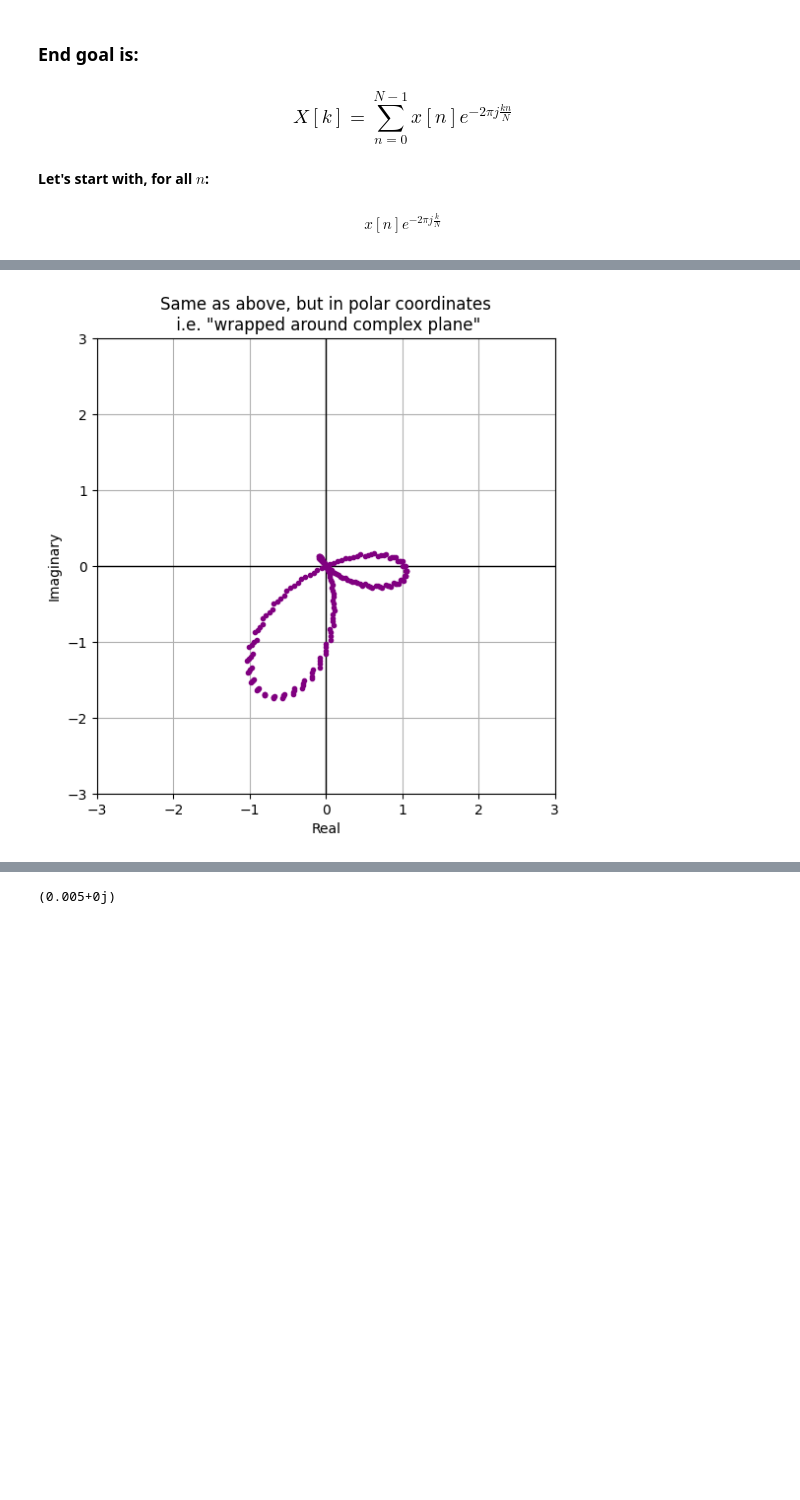
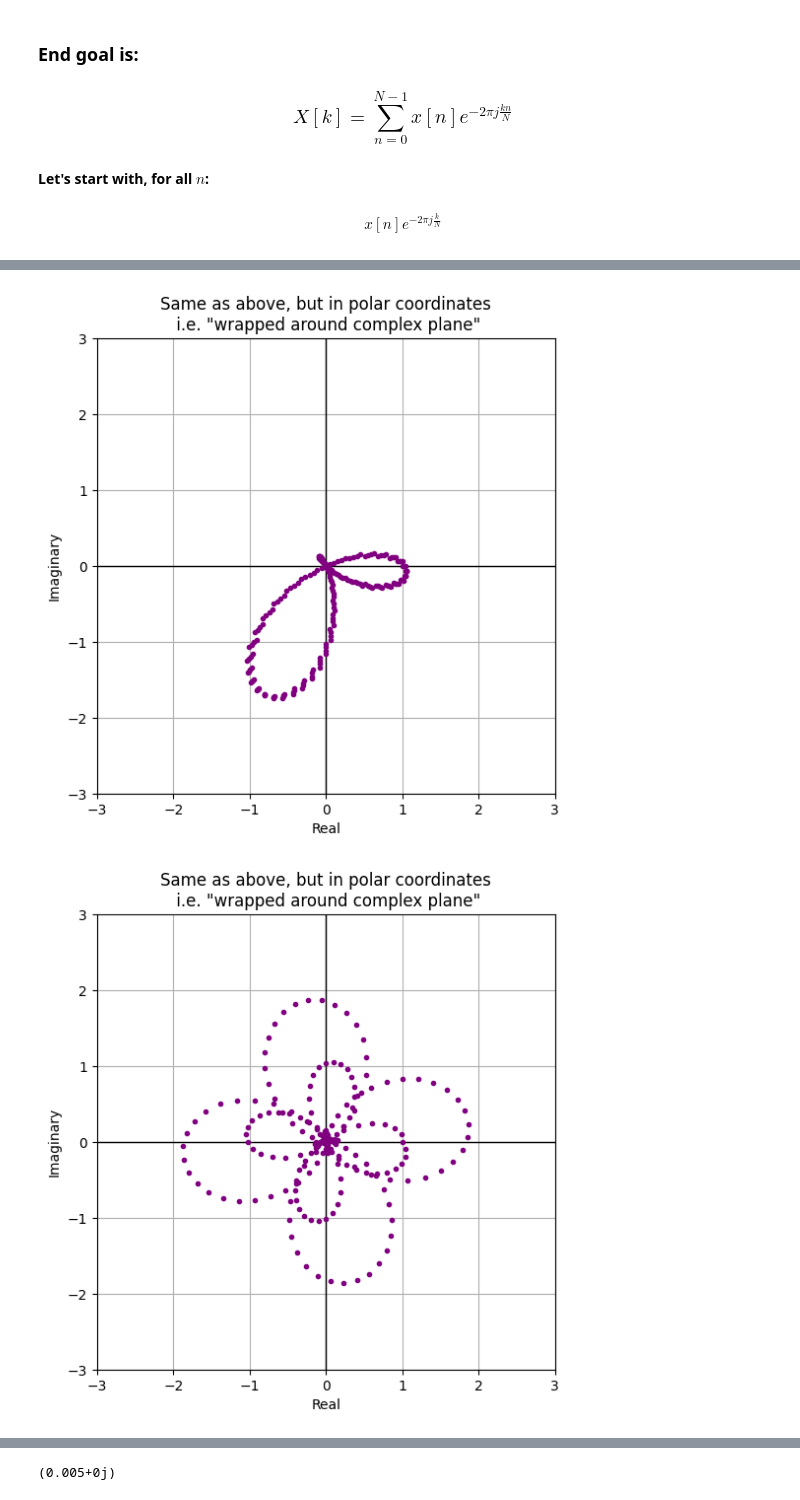
Before and after one commit to HanzeUAS-MasterSSE/digital-signal-processing-lecture-3-EwoutBergsma, a Jupyter notebook: Lecture_3_extra_challenge.ipynb, the cells around one changed output, grey strips where cells are left out. Drawn from its saved outputs; the diff is of its cells as text; code cells hidden in the pictures; blank space fills up the shorter version.

```diff
--- a/Lecture_3_extra_challenge.ipynb
+++ b/Lecture_3_extra_challenge.ipynb
@@ -37,27 +37,28 @@ plt.show()
 # %%
 def DFT_kernel_k(x, k):
     N = len(x)
     n = np.arange(N)
     return x * np.exp(-2j * np.pi * k * n / N)   # elementwise kernel for this k
 
-ks = np.arange(0, len(combined))  # k from 0 to N-1
+ks = np.arange(0, len(combined)//2)
 
 kernout_outputs = [DFT_kernel_k(combined, k) for k in ks]
 
-for kernout_output in kernout_outputs[:3]:
+for kernout_output in kernout_outputs[:10]:
     # Plot in phasor form
     plt.figure(figsize=(6,6))
     # Thicker horizontal and vertical 0 lines
     plt.axhline(0, color='black', linewidth=1)  # Horizontal line
     plt.axvline(0, color='black', linewidth=1)  # Vertical line
     plt.gca().plot(kernout_output.real, kernout_output.imag, '.', c='purple')
     plt.ylim(-3, 3)
     plt.xlim(-3, 3)
     plt.xlabel("Real")
     plt.ylabel("Imaginary")
     plt.title("Same as above, but in polar coordinates\n i.e. \"wrapped around complex plane\"")
     plt.grid(True)
 # %% [output]
 [figure]
 [figure]
 [figure]
+[figure, added]
```
Also changed, not shown: parts of 1 cell of this notebook.
